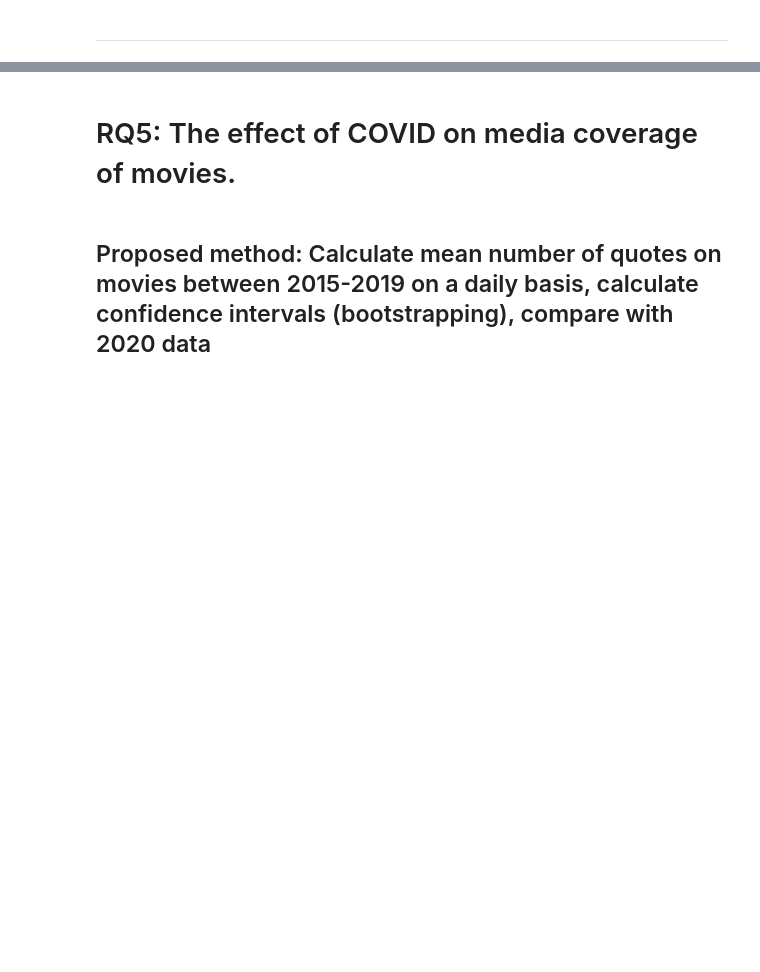
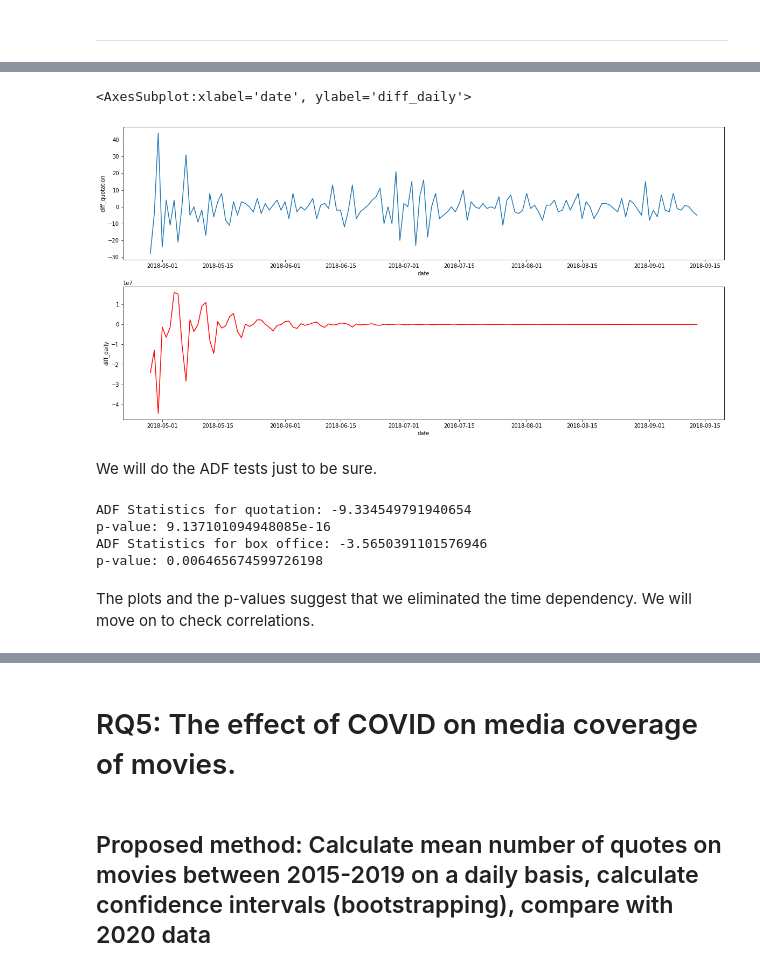
Before and after one commit to epfl-ada/ada-2021-project-f-jab, a Jupyter notebook: RQ1.ipynb, the cells around one changed output, grey strips where cells are left out. Drawn from its saved outputs; the diff is of its cells as text; code cells hidden in the pictures; blank space fills up the shorter version.

```diff
--- a/RQ1.ipynb
+++ b/RQ1.ipynb
@@ -300,0 +365,28 @@ plt.show()
+# %%
+time_series['diff_quotation'] = time_series['quotation'].diff()
+time_series['diff_daily'] = time_series['daily'].diff()
+
+fig, ax = plt.subplots(ncols=1, nrows=2, figsize=(20,10))
+sns.lineplot(x='date', y='diff_quotation', data=time_series, ax=ax[0])
+sns.lineplot(x='date', y='diff_daily', data=time_series, ax=ax[1], color='red')
+# %% [output]
+<AxesSubplot:xlabel='date', ylabel='diff_daily'>
+[figure, added]
+# %% [markdown]
+We will do the ADF tests just to be sure.
+# %%
+time_series = time_series.dropna()
+result = adfuller(time_series['diff_quotation'].values)
+print(f'ADF Statistics for quotation: {result[0]}')
+print(f'p-value: {result[1]}')
+
+result = adfuller(time_series['diff_daily'].values)
+print(f'ADF Statistics for box office: {result[0]}')
+print(f'p-value: {result[1]}')
+# %% [output]
+ADF Statistics for quotation: -9.334549791940654
+p-value: 9.137101094948085e-16
+ADF Statistics for box office: -3.5650391101576946
+p-value: 0.006465674599726198
+# %% [markdown]
+The plots and the p-values suggest that we eliminated the time dependency. We will move on to check correlations.
```
Also changed, not shown: parts of 33 cells of this notebook.
